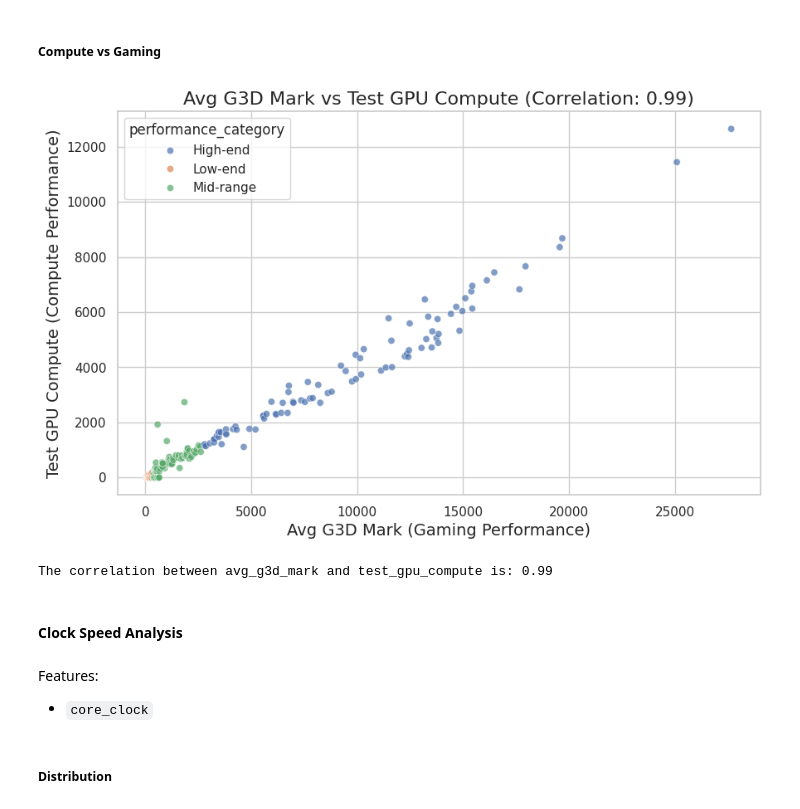
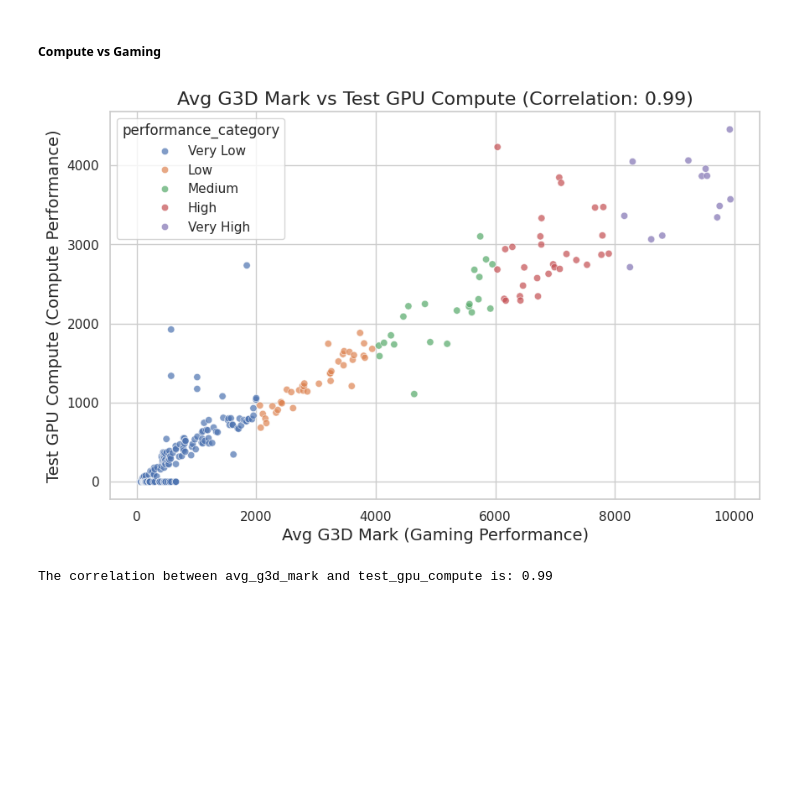
Before and after one commit to auphong2707/laptop-price-prediction-ds-prj, a Jupyter notebook: data_analysis/EDA.ipynb, the cells around one changed output. Cells and saved outputs as stored; diff of their text form; code cells hidden in the pictures; blank space fills up the shorter version.

```diff
--- a/data_analysis/EDA.ipynb
+++ b/data_analysis/EDA.ipynb
@@ -762,31 +1032,32 @@ plt.show()
 # %% [markdown]
 ##### Compute vs Gaming
 # %%
+# Clone the gpu_data DataFrame
+gpu_data_clone = gpu_data.copy()
+
+# Create performance categories based on avg_g3d_mark
+bins = [0, 2000, 4000, 6000, 8000, 10000]
+labels = ['Very Low', 'Low', 'Medium', 'High', 'Very High']
+gpu_data_clone['performance_category'] = pd.cut(gpu_data_clone['avg_g3d_mark'], bins=bins, labels=labels)
+
 # Calculate correlation
-correlation_gaming_compute = gpu_data['avg_g3d_mark'].corr(gpu_data['test_gpu_compute'])
+correlation_gaming_compute = gpu_data_clone['avg_g3d_mark'].corr(gpu_data_clone['test_gpu_compute'])
 
 # Plot
 plt.figure(figsize=(10, 6))
-sns.scatterplot(data=gpu_data, x='avg_g3d_mark', y='test_gpu_compute', hue='performance_category', alpha=0.7)
+sns.scatterplot(data=gpu_data_clone, x='avg_g3d_mark', y='test_gpu_compute', hue='performance_category', alpha=0.7)
 
 # Add titles and labels
 plt.title(f"Avg G3D Mark vs Test GPU Compute (Correlation: {correlation_gaming_compute:.2f})", fontsize=16)
 plt.xlabel("Avg G3D Mark (Gaming Performance)", fontsize=14)
 plt.ylabel("Test GPU Compute (Compute Performance)", fontsize=14)
 plt.grid(True)
 
 # Show plot
 plt.show()
 
 # Print correlation
 print(f"The correlation between avg_g3d_mark and test_gpu_compute is: {correlation_gaming_compute:.2f}")
 # %% [output]
-[figure, old version]
+[figure, new version]
 The correlation between avg_g3d_mark and test_gpu_compute is: 0.99
-# %% [markdown]
-#### Clock Speed Analysis
-# %% [markdown]
-Features:
-- `core_clock`
-# %% [markdown]
-##### Distribution
```
Also changed, not shown: parts of 75 cells of this notebook.
